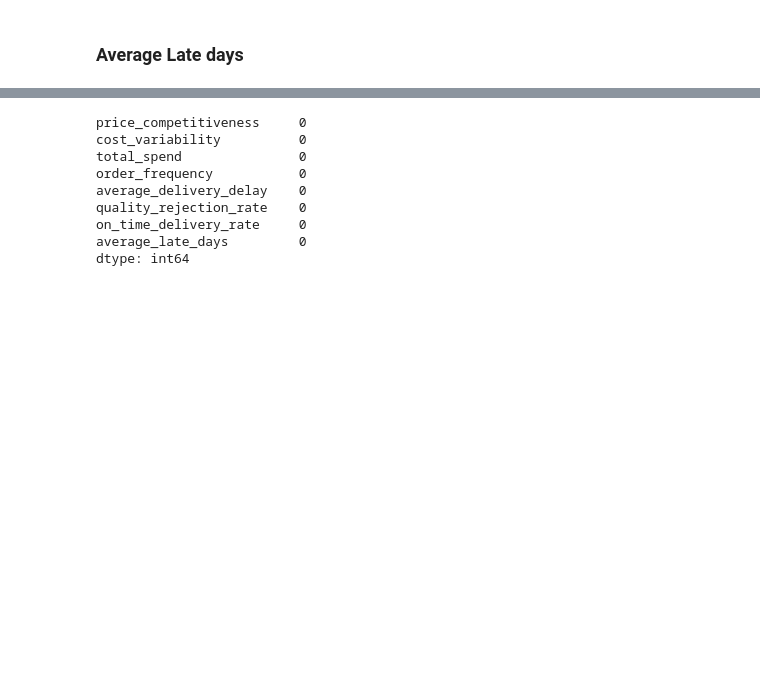
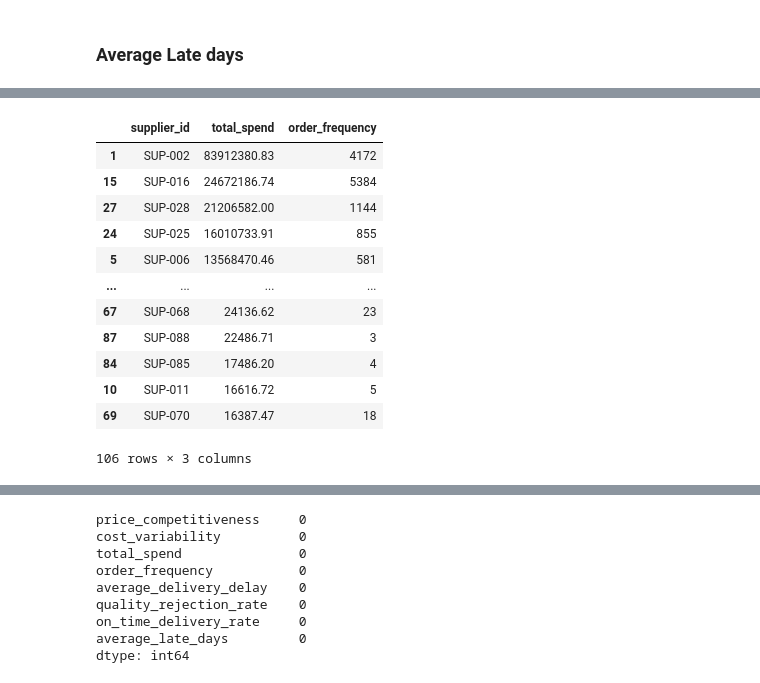
Before and after one commit to Kiran-Samuel/Supplier_clustering, a Jupyter notebook: research/03_feature_engineering.ipynb, the cells around one changed output, grey strips where cells are left out. Saved outputs shown, nothing was run; the diff lists cells and outputs as text; code cells hidden in the pictures; blank space fills up the shorter version.

```diff
--- a/research/03_feature_engineering.ipynb
+++ b/research/03_feature_engineering.ipynb
@@ -354,0 +389,21 @@ supplier_features = pd.DataFrame({
+# %%
+supplier_features_new[
+    ["supplier_id", "total_spend", "order_frequency"]
+].sort_values(
+    "total_spend",
+    ascending=False
+)
+# %% [output]
+|  | supplier_id | total_spend | order_frequency |
+| 1 | SUP-002 | 83912380.83 | 4172 |
+| 15 | SUP-016 | 24672186.74 | 5384 |
+| 27 | SUP-028 | 21206582.00 | 1144 |
+| 24 | SUP-025 | 16010733.91 | 855 |
+| 5 | SUP-006 | 13568470.46 | 581 |
+| ... | ... | ... | ... |
+| 67 | SUP-068 | 24136.62 | 23 |
+| 87 | SUP-088 | 22486.71 | 3 |
+| 84 | SUP-085 | 17486.20 | 4 |
+| 10 | SUP-011 | 16616.72 | 5 |
+| 69 | SUP-070 | 16387.47 | 18 |
+106 rows × 3 columns
```
Also changed, not shown: parts of 6 cells of this notebook, 9 other files.
